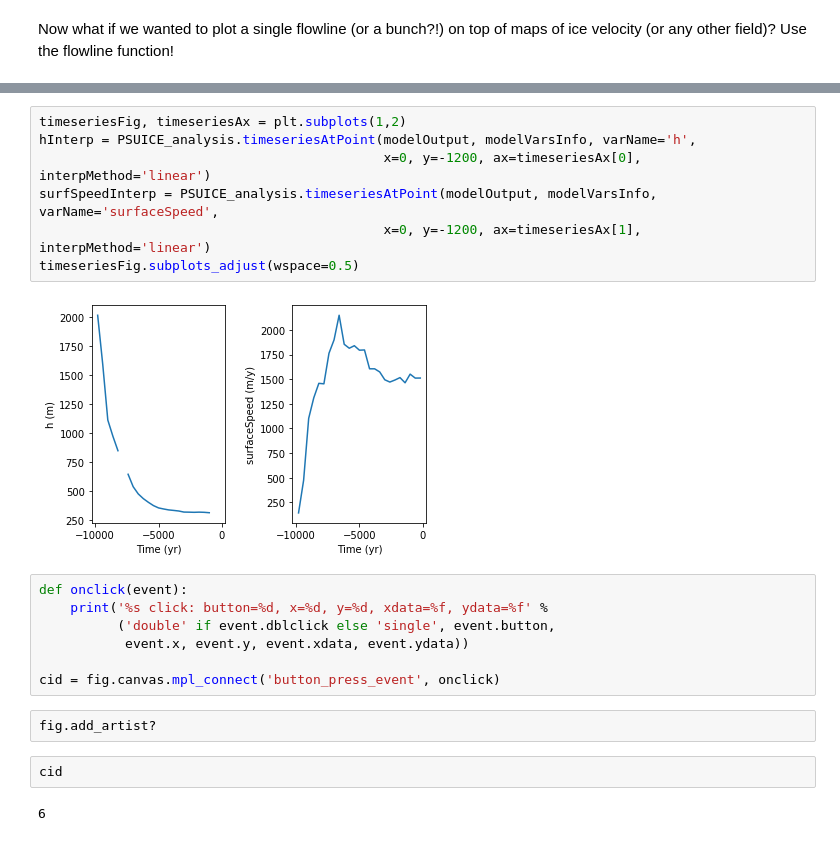
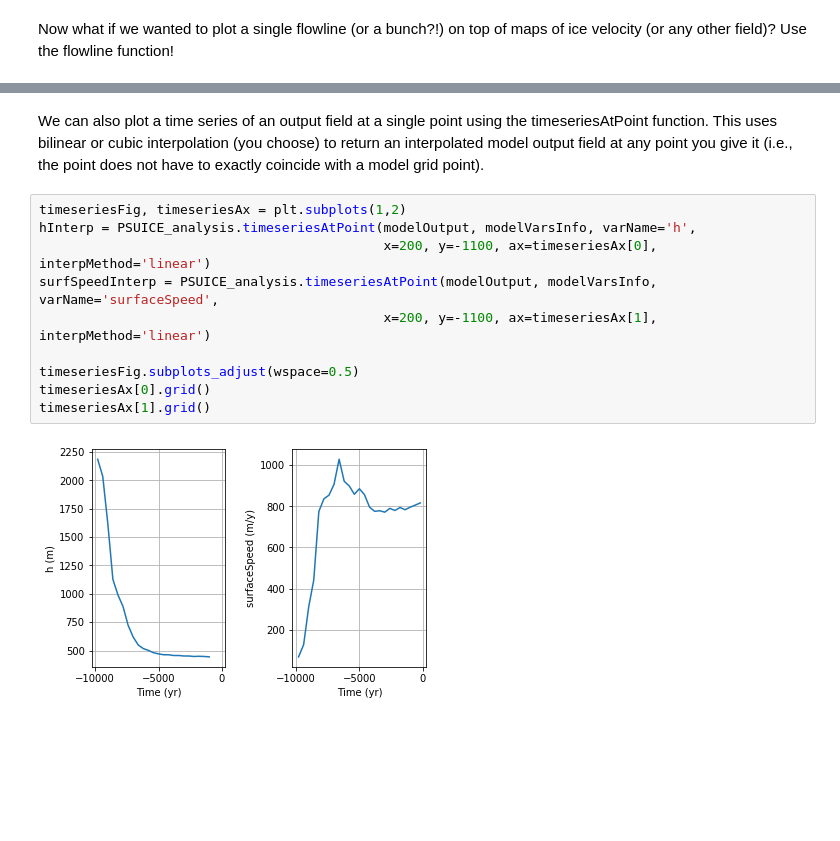
Before and after one commit to trhille/PSUICE_analysis, a Jupyter notebook: PSUICE_analysis_tutorial.ipynb, the cells around one changed output, grey strips where cells are left out. Saved outputs shown, nothing was run; the diff lists cells and outputs as text; blank space fills up the shorter version.

```diff
--- a/PSUICE_analysis_tutorial.ipynb
+++ b/PSUICE_analysis_tutorial.ipynb
@@ -178,22 +213,14 @@ time-level -1 took 83 iterations.
+# %% [markdown]
+We can also plot a time series of an output field at a single point using the timeseriesAtPoint function. This uses bilinear or cubic interpolation (you choose) to return an interpolated model output field at any point you give it (i.e., the point does not have to exactly coincide with a model grid point).
 # %%
 timeseriesFig, timeseriesAx = plt.subplots(1,2)
 hInterp = PSUICE_analysis.timeseriesAtPoint(modelOutput, modelVarsInfo, varName='h',
-                                            x=0, y=-1200, ax=timeseriesAx[0], interpMethod='linear')
+                                            x=200, y=-1100, ax=timeseriesAx[0], interpMethod='linear')
 surfSpeedInterp = PSUICE_analysis.timeseriesAtPoint(modelOutput, modelVarsInfo, varName='surfaceSpeed',
-                                            x=0, y=-1200, ax=timeseriesAx[1], interpMethod='linear')
+                                            x=200, y=-1100, ax=timeseriesAx[1], interpMethod='linear')
+
 timeseriesFig.subplots_adjust(wspace=0.5)
+timeseriesAx[0].grid()
+timeseriesAx[1].grid()
 # %% [output]
-[figure, old version]
+[figure, new version]
-# %%
-def onclick(event):
-    print('%s click: button=%d, x=%d, y=%d, xdata=%f, ydata=%f' %
-          ('double' if event.dblclick else 'single', event.button,
-           event.x, event.y, event.xdata, event.ydata))
-
-cid = fig.canvas.mpl_connect('button_press_event', onclick)
-# %%
-fig.add_artist?
-# %%
-cid
-# %% [output]
-6
```
Also changed, not shown: parts of 7 cells of this notebook.
